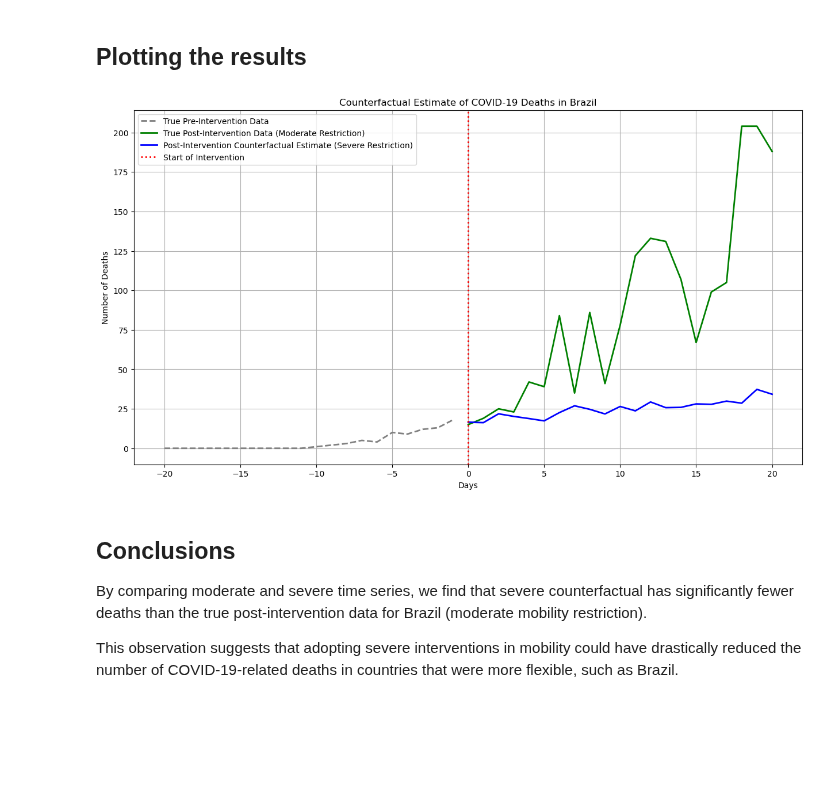
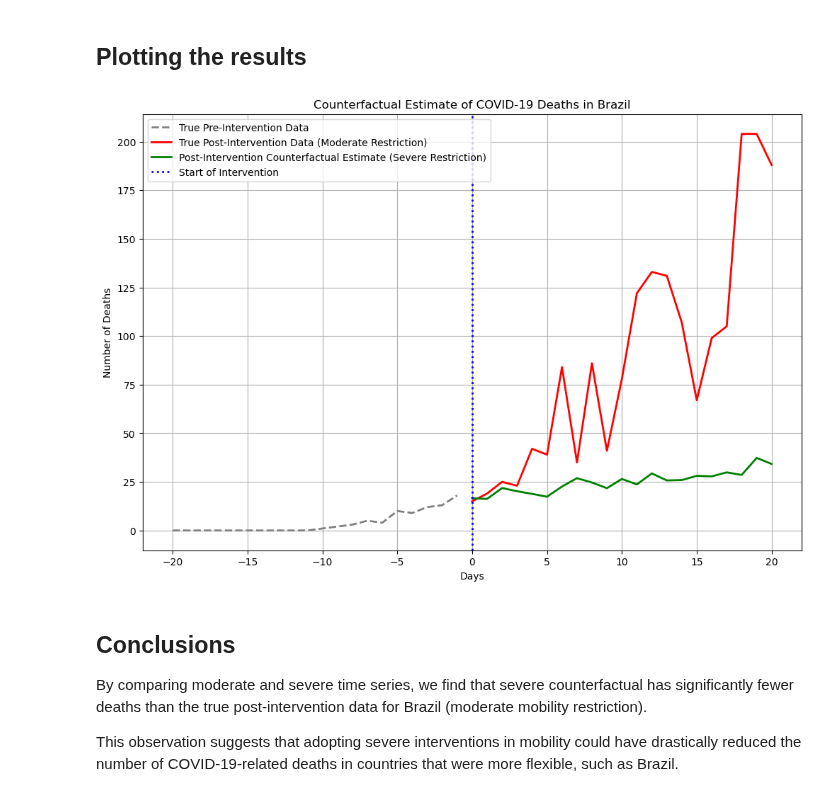
Before and after one commit to luishcr0998/covid19, a Jupyter notebook: Synthetic Interventions - Covid19.ipynb, the cells around one changed output. Saved outputs shown, nothing was run; the diff lists cells and outputs as text; code cells hidden in the pictures; blank space fills up the shorter version.

```diff
--- a/Synthetic Interventions - Covid19.ipynb
+++ b/Synthetic Interventions - Covid19.ipynb
@@ -13,5 +9,5 @@ The data is already preprocessed to show daily values.
 # %%
-covid_df = pd.read_csv("C:\\Users\\luis_\\OneDrive\\Desktop\\LUIS\\PROJETOS\\TIME_SERIES\\Notebooks\\data\\data_global_data.csv")
-covid_df.loc[26064:27149] ## The indices here are just hardcoded to find Brazil entries
+covid_df = pd.read_csv("./data_global_data.csv")
+covid_df.tail()
 # %% [output]
 |  | country | date | deaths | daily_deaths |
@@ -321,27 +339,27 @@ brazil_post = covid_df[covid_df['country'] == "Brazil"].loc[:, 0: 20].to_numpy()
 # %% [markdown]
 ## **Plotting the results**
 # %%
-plt.figure(figsize=(15, 8))
+plt.figure(figsize=(12, 8))
 
 plt.plot(range(-20, 0), brazil_pre,
          label="True Pre-Intervention Data", color='grey', linestyle='--', linewidth=2)
 
 plt.plot(range(0, 21), brazil_post,
-         label="True Post-Intervention Data (Moderate Restriction)", color='green', linestyle='-', linewidth=2)
+         label="True Post-Intervention Data (Moderate Restriction)", color='red', linestyle='-', linewidth=2)
 
 plt.plot(range(0, 21), severe_counterfactual_estimates,
-         label="Post-Intervention Counterfactual Estimate (Severe Restriction)", color='blue', linestyle='-', linewidth=2)
+         label="Post-Intervention Counterfactual Estimate (Severe Restriction)", color='green', linestyle='-', linewidth=2)
 
-plt.axvline(x=0, color='red', linestyle=':', linewidth=2, label='Start of Intervention')
+plt.axvline(x=0, color='blue', linestyle=':', linewidth=2, label='Start of Intervention')
 
 plt.xlabel('Days')
 plt.ylabel('Number of Deaths')
 plt.title('Counterfactual Estimate of COVID-19 Deaths in Brazil')
 plt.legend()
 plt.grid(True)
 plt.show()
 # %% [output]
-[figure, old version]
+[figure, new version]
 # %% [markdown]
 ## **Conclusions**
 
```
Also changed, not shown: parts of 11 cells of this notebook.
